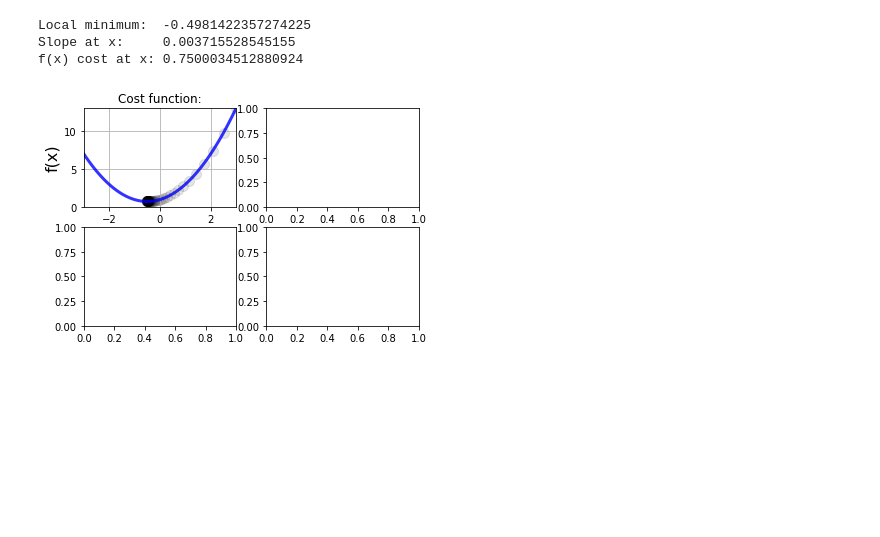
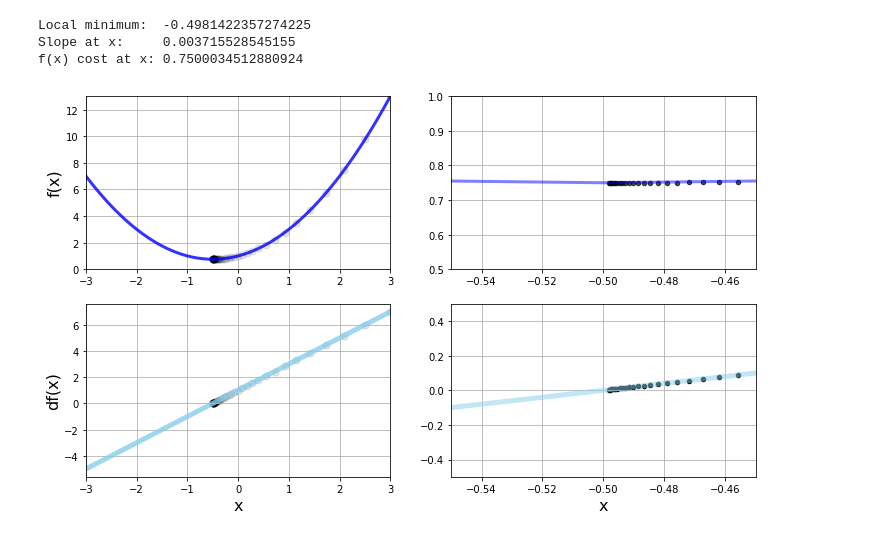
Before and after one commit to ArielMAJ/Data-Science-and-Machine-Learning_Bootcamp, a Jupyter notebook: Section_04/Gradient_Descent.ipynb, the cells around one changed output. Saved outputs shown, nothing was run; the diff lists cells and outputs as text; code cells hidden in the pictures; blank space fills up the shorter version.

Commit message:
Edited charts of example 01 and completed example 02 of section 04.

```diff
--- a/Section_04/Gradient_Descent.ipynb
+++ b/Section_04/Gradient_Descent.ipynb
@@ -95,57 +95,54 @@ Local minimum:  -0.4981422357274225
 Slope at x:     0.003715528545155
 f(x) cost at x: 0.7500034512880924
 # %%
-from matplotlib import lines
+# from matplotlib import lines
 # plt.figure(figsize=[10, 8])
 
-fig, axs = plt.subplots(2, 2)
+fig, axs = plt.subplots(2, 2, figsize=(12,7))
 
 # Cost function chart:
 
 axs[0, 0].plot(x_1, f(x_1), color="blue", linewidth=3, alpha=.8)
-axs[0, 0].set_title("Cost function:")
+# axs[0, 0].set_title("Cost function:")
 axs[0, 0].set_xlim([-3, 3])
 axs[0, 0].set_ylim(0,13)
 axs[0, 0].grid()
 axs[0, 0].set_ylabel("f(x)", fontsize=16)
 
-axs[0, 0].scatter(x_list, f(np.array(x_list)), color='black', s=100, alpha=.1)
+axs[0, 0].scatter(x_list, f(np.array(x_list)), color='black', s=50, alpha=.1)
 
-# # Derivative chart:
-# plt.title("Derivative:")
-# plt.plot(x_1, df(x_1), color='skyblue', linewidth=5, alpha=.8)
-# plt.ylabel("df(x)", fontsize=16)
-# plt.xlabel("x", fontsize=16)
-# plt.xlim([-3, 3])
-# plt.grid()
-# plt.scatter(x_list, df(np.array(x_list)), color='black', s=100, alpha=.1)
+# Derivative chart:
+# axs[1, 0].set_title("Derivative:")
+axs[1, 0].plot(x_1, df(x_1), color='skyblue', linewidth=5, alpha=.8)
+axs[1, 0].set_xlabel("x", fontsize=16)
+axs[1, 0].set_ylabel("df(x)", fontsize=16)
+axs[1, 0].set_xlim([-3, 3])
+axs[1, 0].grid()
+axs[1, 0].scatter(x_list, df(np.array(x_list)), color='black', s=50, alpha=.1)
 
-# from matplotlib import lines
-# plt.figure(figsize=[6, 8])
+# Cost function chart:
 
-# # Cost function chart:
-# plt.subplot(1, 2)
+# axs[0, 1].set_title("Cost function:")
+axs[0, 1].set_xlim([-.55, -.45])
+axs[0, 1].set_ylim([.5, 1])
+# axs[0, 1].set_ylabel("f(x)", fontsize=16)
+axs[0, 1].grid()
+axs[0, 1].plot(x_1, f(x_1), color="blue", linewidth=3, alpha=.5)
 
-# plt.title("Cost function:")
-# plt.xlim([-.55, -.45])
-# plt.grid()
-# plt.ylabel("f(x)", fontsize=16)
-# plt.plot(x_1, f(x_1), color="blue", linewidth=3, alpha=.8)
+axs[0, 1].scatter(x_list, f(np.array(x_list)), color='black', s=20, alpha=.7)
 
-# plt.scatter(x_list, f(np.array(x_list)), color='black', s=100, alpha=.1)
+# Derivative chart:
+# axs[1, 1].set_title("Derivative:")
+axs[1, 1].plot(x_1, df(x_1), color='skyblue', linewidth=5, alpha=.5)
+axs[1, 1].set_xlabel("x", fontsize=16)
+# axs[1, 1].set_ylabel("df(x)", fontsize=16)
+axs[1, 1].set_xlim([-.55, -.45])
+axs[1, 1].set_ylim([-.5, .5])
+axs[1, 1].grid()
+axs[1, 1].scatter(x_list, df(np.array(x_list)), color='black', s=20, alpha=1)
 
-# # Derivative chart:
-# plt.subplot(2, 2)
-# plt.title("Derivative:")
-# plt.plot(x_1, df(x_1), color='skyblue', linewidth=5, alpha=.8)
-# plt.ylabel("df(x)", fontsize=16)
-# plt.xlabel("x", fontsize=16)
-# plt.xlim([-.55, -.45])
-# plt.grid()
-# plt.scatter(x_list, df(np.array(x_list)), color='black', s=100, alpha=.1)
-
-# plt.draw
+# plt.figure(figsize=(16, 8))
 
 plt.show()
 # %% [output]
-[figure, old version]
+[figure, new version]
```
Also changed, not shown: parts of 13 cells of this notebook.
